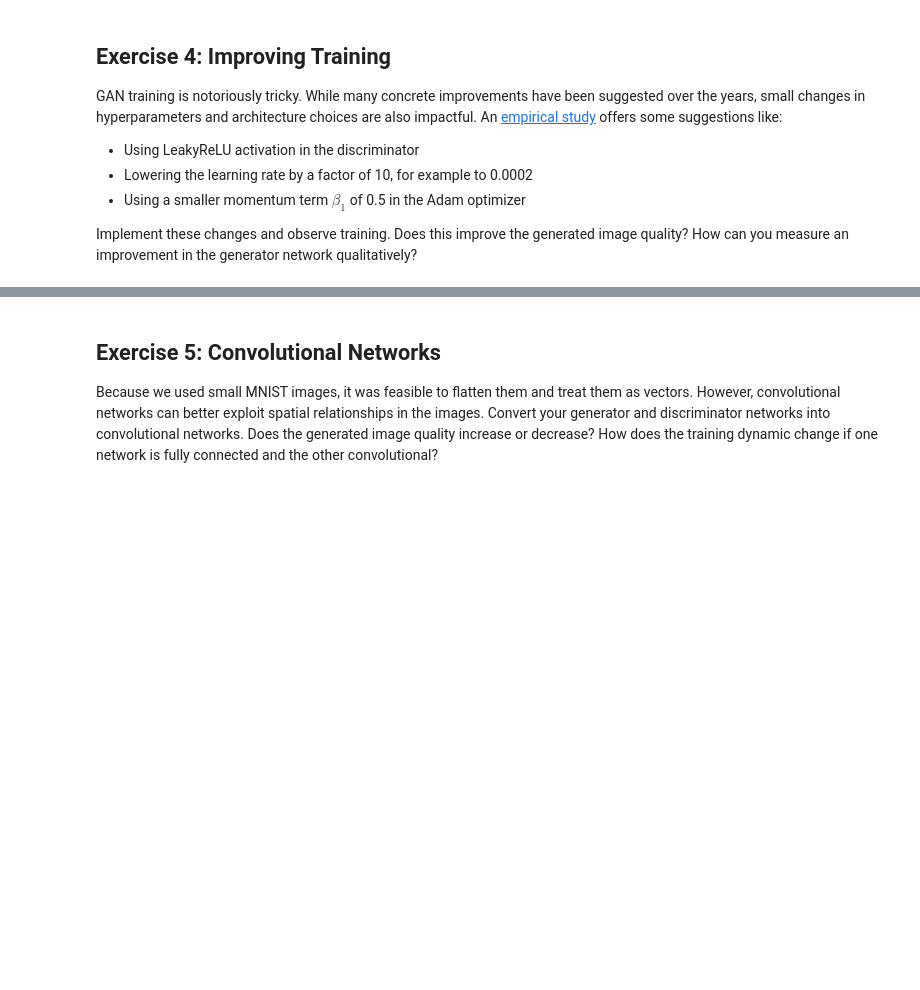
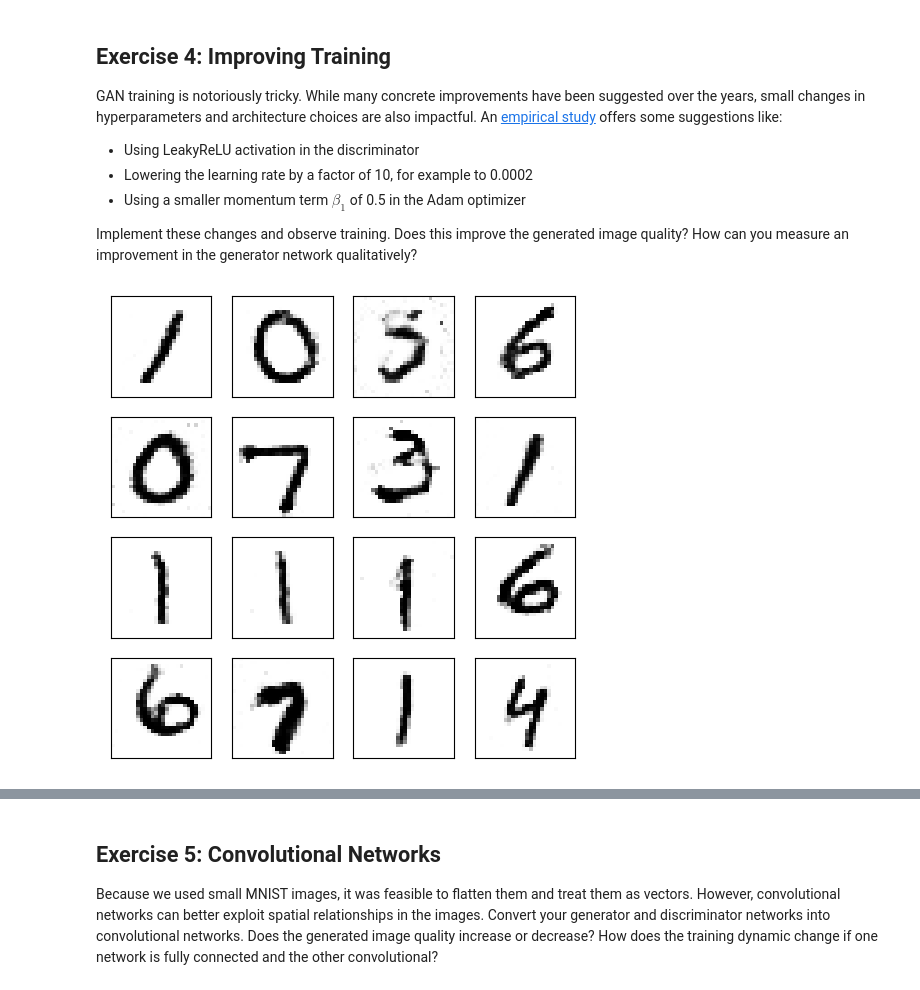
Before and after one commit to arthurlaquieze/deep-learning, a Jupyter notebook: GAN/Generative_Adversarial_Networks copy.ipynb, the cells around one changed output, grey strips where cells are left out. Saved outputs shown, nothing was run; the diff lists cells and outputs as text; code cells hidden in the pictures; blank space fills up the shorter version.

```diff
--- a/GAN/Generative_Adversarial_Networks copy.ipynb
+++ b/GAN/Generative_Adversarial_Networks copy.ipynb
@@ -465,0 +565,92 @@ Implement these changes and observe training. Does this improve the generated im
+# %%
+device = "mps"
+
+discriminator = Discriminator().to(device)
+generator = Generator().to(device)
+
+criterion = nn.BCELoss()
+
+d_optimizer = torch.optim.Adam(discriminator.parameters(), lr=0.0002, betas=(0.5, 0.999))
+g_optimizer = torch.optim.Adam(generator.parameters(), lr=0.0002, betas=(0.5, 0.999))
+# %%
+# Draw samples from the input distribution to inspect the generation on training
+num_test_samples = 16
+test_noise = Variable(torch.randn(num_test_samples, 100)).to(device)
+# Set number of epochs and initialize figure counter
+num_epochs = 40
+num_batches = len(train_loader)
+# Set counter
+num_fig = 0
+# %%
+# Create figure for plotting
+size_figure_grid = int(math.sqrt(num_test_samples))
+fig, ax = plt.subplots(size_figure_grid, size_figure_grid, figsize=(6, 6))
+for i, j in itertools.product(range(size_figure_grid), range(size_figure_grid)):
+    ax[i,j].get_xaxis().set_visible(False)
+    ax[i,j].get_yaxis().set_visible(False)
+
+g_losses = np.zeros(num_epochs)
+d_losses = np.zeros(num_epochs)
+
+# Start training
+t0 = time.time()
+for epoch in range(num_epochs):
+    for n, (images, _) in enumerate(train_loader):
+        # Convert data to suitable format
+        images = Variable(images).to(device)
+        real_labels = Variable(torch.ones(images.size(0), 1)).to(device)
+
+        # Sample from generator
+        noise = Variable(torch.randn(images.size(0), 100)).to(device)
+        fake_images = generator(noise)
+        fake_labels = Variable(torch.zeros(images.size(0), 1)).to(device)
+
+        # Train the discriminator
+        d_loss, real_score, fake_score = train_discriminator(
+            discriminator, images, real_labels, fake_images, fake_labels)
+
+        # Sample again from the generator and get output from discriminator
+        noise = Variable(torch.randn(images.size(0), 100)).to(device)
+        fake_images = generator(noise)
+        outputs = discriminator(fake_images)
+
+        # Train the generator
+        g_loss = train_generator(generator, outputs, real_labels)
+
+        # At the start of each epoch generates pictures to monitor training
+        if n == 0:
+            # generate pictures
+            test_images = generator(test_noise)
+            # plot them
+            for k in range(num_test_samples):
+                i = k//4
+                j = k%4
+                ax[i,j].cla()
+                ax[i,j].imshow(test_images[k,:].data.cpu().numpy().reshape(28, 28),
+                               cmap='Greys')
+            display.clear_output(wait=True)
+            display.display(plt.gcf())
+
+            # save the picture
+            plt.savefig('results/mnist-gan-%03d.png'%num_fig)
+            num_fig += 1
+            # print log
+            print('Epoch [%d/%d], Step[%d/%d], d_loss: %.4f, g_loss: %.4f, '
+                  'D(x): %.2f, D(G(z)): %.2f, time %.2f min'
+                  % (epoch + 1, num_epochs, n+1, num_batches,
+                     d_loss.cpu().detach().numpy(),
+                     g_loss.cpu().detach().numpy(),
+                     real_score.cpu().detach().numpy().mean(),
+                     fake_score.cpu().detach().numpy().mean(),
+                     (time.time()-t0)/60))
+            g_losses[epoch] = g_loss.cpu().detach().numpy()
+            d_losses[epoch] = d_loss.cpu().detach().numpy()
+
+    # at the end of n epochs, save the models
+    if epoch % 4 == 0:
+        torch.save(generator.state_dict(),
+                os.path.join('models', 'generator.pkl'))
+        torch.save(discriminator.state_dict(),
+                os.path.join('models', 'discriminator.pkl'))
+# %% [output]
+[figure, added]
```
Also changed, not shown: parts of 13 cells of this notebook.
